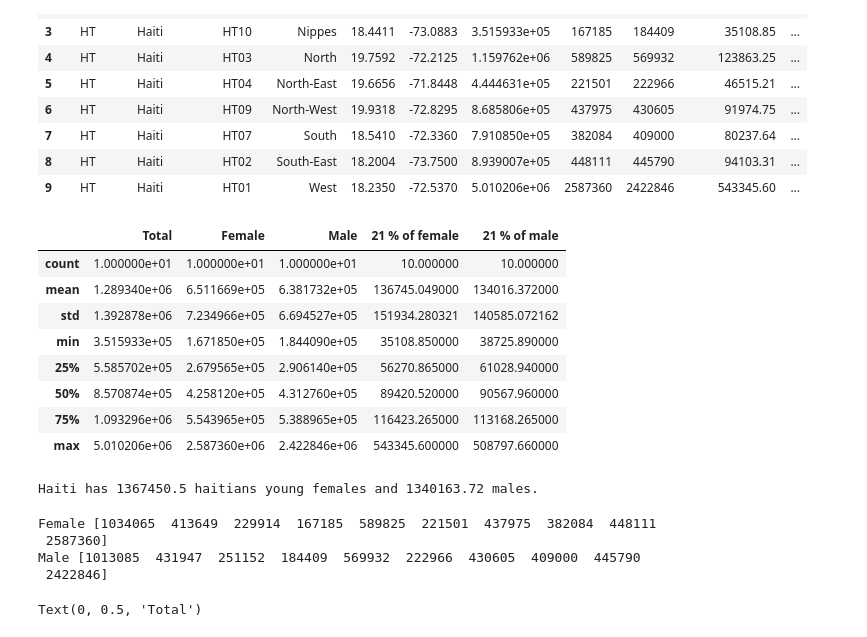
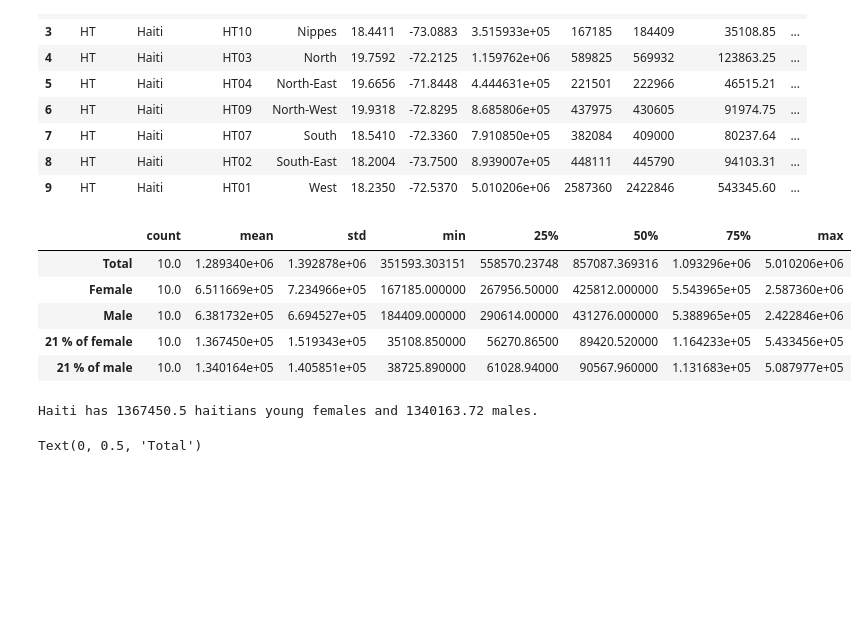
Before and after one commit to Maickery/Child_of_change, a Jupyter notebook: Child_of_change.ipynb, the cells around one changed output. Saved outputs shown, nothing was run; the diff lists cells and outputs as text; code cells hidden in the pictures; blank space fills up the shorter version.

```diff
--- a/Child_of_change.ipynb
+++ b/Child_of_change.ipynb
@@ -127,6 +135,6 @@ df1
 # %%
 def malyoung_percent(percent =0.21,df=None):
-    df['21 % of male'] = df.Male.apply(lambda x: x*percent)
+    df['young_male'] = df.Male.apply(lambda x: x*percent)
     return df
 df2 =malyoung_percent(percent=0.21,df=df)
 df2
@@ -143,31 +151,18 @@ df2
 | 8 | HT | Haiti | HT02 | South-East | 18.2004 | -73.7500 | 8.939007e+05 | 448111 | 445790 | 94103.31 | ... |
 | 9 | HT | Haiti | HT01 | West | 18.2350 | -72.5370 | 5.010206e+06 | 2587360 | 2422846 | 543345.60 | ... |
 # %%
-df2.describe().drop(columns=['lat','lng'])
+df2.describe().drop(columns=['lat','lng']).transpose()
 # %% [output]
-|  | Total | Female | Male | 21 % of female | 21 % of male |
-| count | 1.000000e+01 | 1.000000e+01 | 1.000000e+01 | 10.000000 | 10.000000 |
-| mean | 1.289340e+06 | 6.511669e+05 | 6.381732e+05 | 136745.049000 | 134016.372000 |
-| std | 1.392878e+06 | 7.234966e+05 | 6.694527e+05 | 151934.280321 | 140585.072162 |
-| min | 3.515933e+05 | 1.671850e+05 | 1.844090e+05 | 35108.850000 | 38725.890000 |
-| 25% | 5.585702e+05 | 2.679565e+05 | 2.906140e+05 | 56270.865000 | 61028.940000 |
-| 50% | 8.570874e+05 | 4.258120e+05 | 4.312760e+05 | 89420.520000 | 90567.960000 |
-| 75% | 1.093296e+06 | 5.543965e+05 | 5.388965e+05 | 116423.265000 | 113168.265000 |
-| max | 5.010206e+06 | 2.587360e+06 | 2.422846e+06 | 543345.600000 | 508797.660000 |
+|  | count | mean | std | min | 25% | 50% | 75% | max |
+| Total | 10.0 | 1.289340e+06 | 1.392878e+06 | 351593.303151 | 558570.23748 | 857087.369316 | 1.093296e+06 | 5.010206e+06 |
+| Female | 10.0 | 6.511669e+05 | 7.234966e+05 | 167185.000000 | 267956.50000 | 425812.000000 | 5.543965e+05 | 2.587360e+06 |
+| Male | 10.0 | 6.381732e+05 | 6.694527e+05 | 184409.000000 | 290614.00000 | 431276.000000 | 5.388965e+05 | 2.422846e+06 |
+| 21 % of female | 10.0 | 1.367450e+05 | 1.519343e+05 | 35108.850000 | 56270.86500 | 89420.520000 | 1.164233e+05 | 5.433456e+05 |
+| 21 % of male | 10.0 | 1.340164e+05 | 1.405851e+05 | 38725.890000 | 61028.94000 | 90567.960000 | 1.131683e+05 | 5.087977e+05 |
 # %%
 print('Haiti has {} haitians young females and {} males.'.format(round  (df['21 % of female'].sum(),1),df['21 % of male'].sum()))
 # %% [output]
 Haiti has 1367450.5 haitians young females and 1340163.72 males.
-# %%
-#to find categorical values
-col_cat = ['Female', 'Male']
-for col in col_cat:
-    print(col, df1[col].unique())
-# %% [output]
-Female [1034065  413649  229914  167185  589825  221501  437975  382084  448111
- 2587360]
-Male [1013085  431947  251152  184409  569932  222966  430605  409000  445790
- 2422846]
 # %%
 from matplotlib import pyplot as plt
 df1.reset_index ().plot (
```
Also changed, not shown: parts of 13 cells of this notebook, 1 other file.
